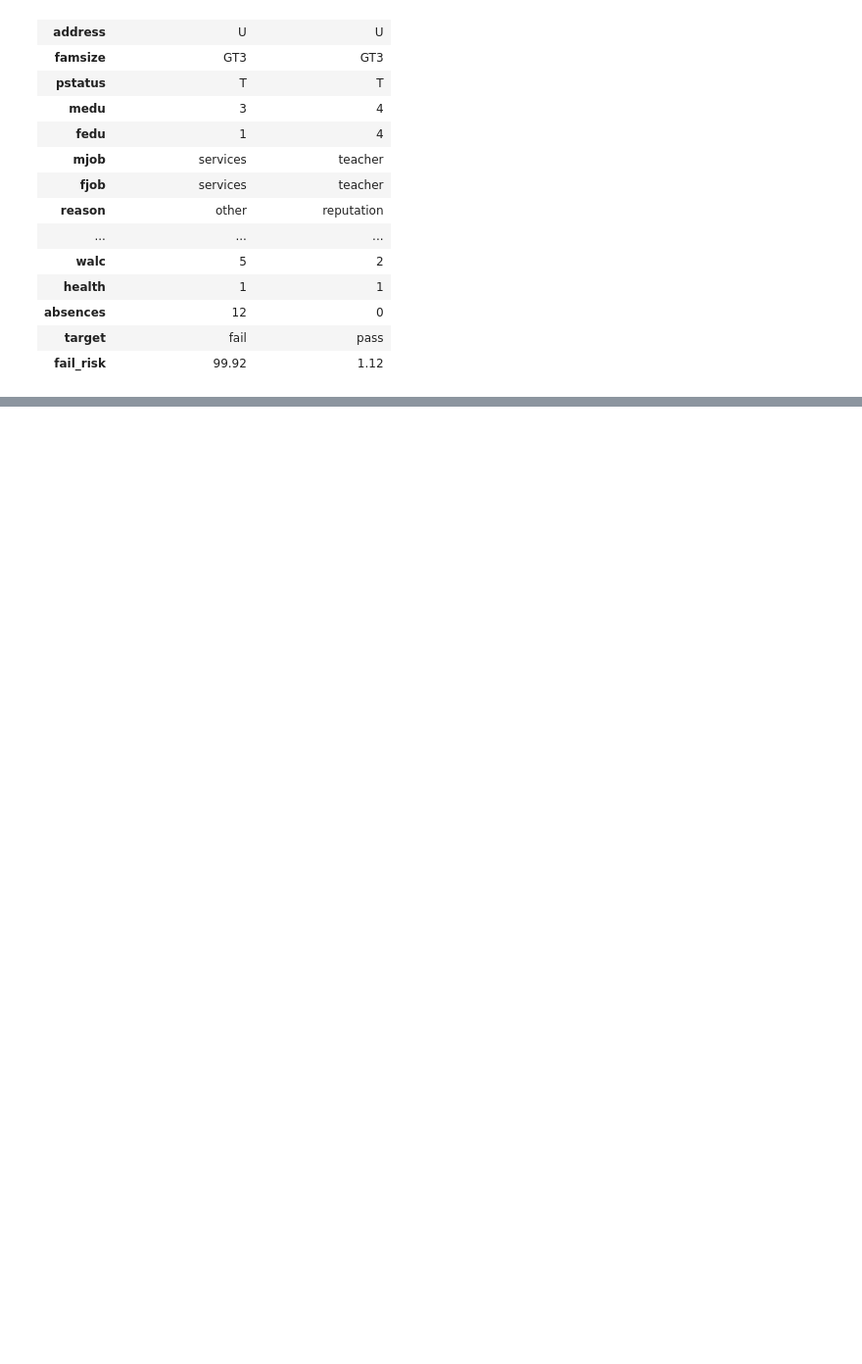
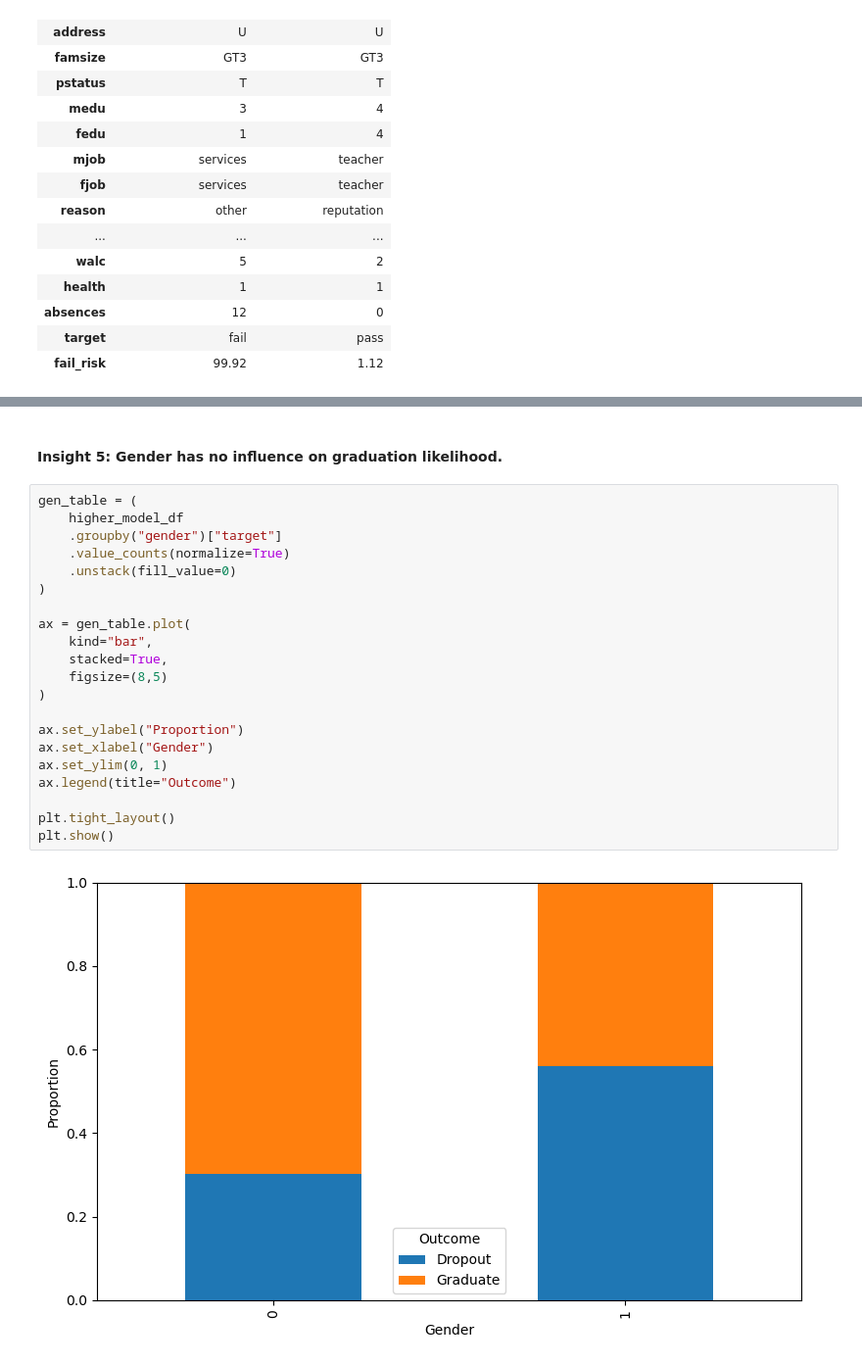
Before and after one commit to JakeCallcut/Academic-Data-Story, a Jupyter notebook: src/eda/EDA.ipynb, the cells around one changed output, grey strips where cells are left out. Shown at 98% size. Saved outputs shown, nothing was run; the diff lists cells and outputs as text; blank space fills up the shorter version.

```diff
--- a/src/eda/EDA.ipynb
+++ b/src/eda/EDA.ipynb
@@ -130,0 +249,25 @@ display(side_by_side)
+# %% [markdown]
+#### Insight 5: Gender has no influence on graduation likelihood.
+# %%
+gen_table = (
+    higher_model_df
+    .groupby("gender")["target"]
+    .value_counts(normalize=True)
+    .unstack(fill_value=0)
+)
+
+ax = gen_table.plot(
+    kind="bar",
+    stacked=True,
+    figsize=(8,5)
+)
+
+ax.set_ylabel("Proportion")
+ax.set_xlabel("Gender")
+ax.set_ylim(0, 1)
+ax.legend(title="Outcome")
+
+plt.tight_layout()
+plt.show()
+# %% [output]
+[figure, added]
```
Also changed, not shown: parts of 13 cells of this notebook, 4 other files.
